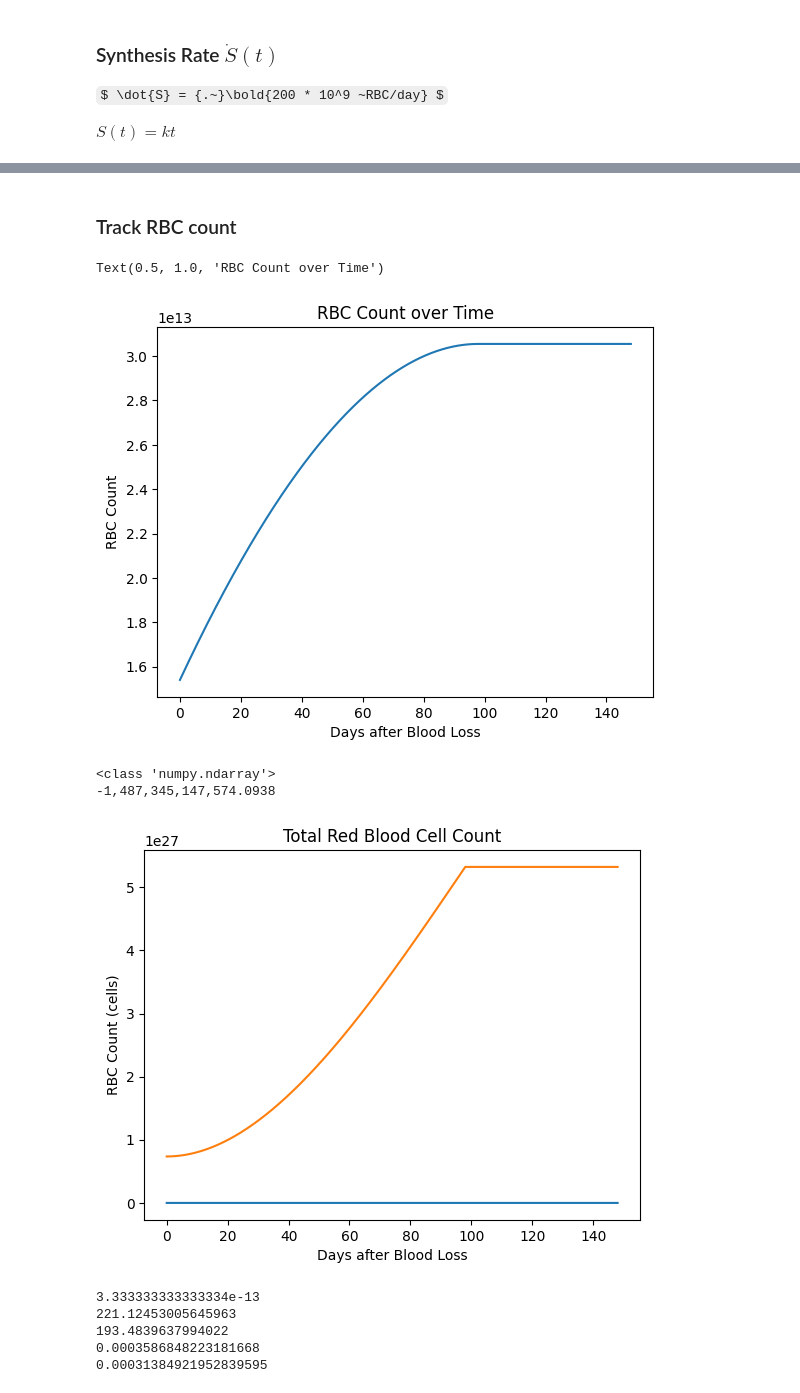
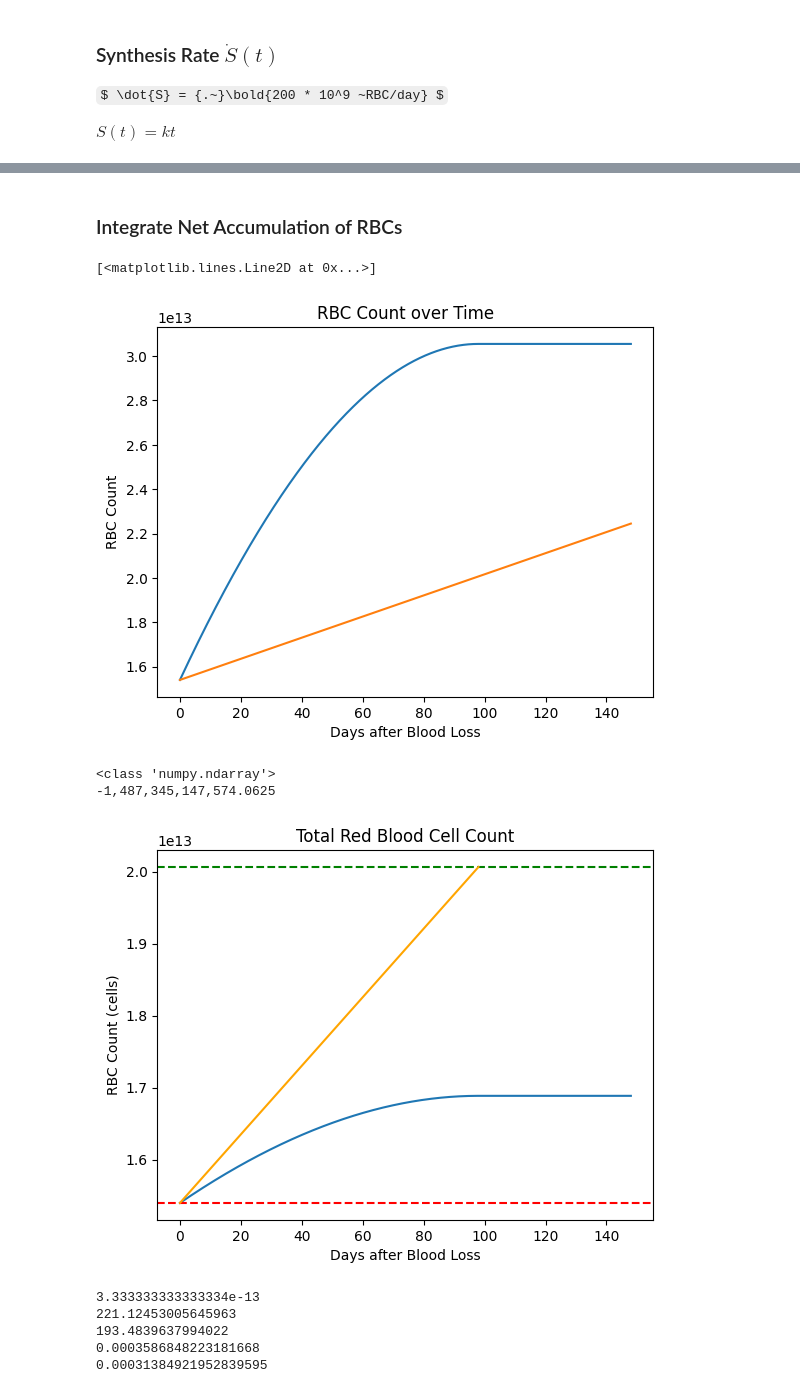
Before and after one commit to penelopenorth/PBL2, a Jupyter notebook: dynamic.ipynb, the cells around one changed output, grey strips where cells are left out. Drawn from its saved outputs; the diff is of its cells as text; code cells hidden in the pictures; some formulas as TeX source.

Commit message:
fix integration of RBC acc. func

```diff
--- a/dynamic.ipynb
+++ b/dynamic.ipynb
@@ -72,7 +72,7 @@ print(175*10**9*excess_g_RBC/excess_molar)
 BV_ss = 4.3
 Ht_ss = .42
 plasma_volume_ss = BV_ss*(1-Ht_ss)
-MCV = 90*10**(-15)
+MCV = 90e-15
 
 print(f'RBC total healthy:  {BV_ss*Ht_ss/MCV:,} ')
 
@@ -293,12 +303,4 @@ $\int \dot S(t)dt - \int \dot D(t)dt = 4.67 * 10^{12} ~RBC$
 # %%
-step_size = 1000
-fractional_step_size = int((step_size / time_to_correct_days)*(time_extra))
-time_extra = 50
-
-t_before = np.linspace(0, time_to_correct_days, step_size)
-t_after = np.linspace(time_to_correct_days, (time_to_correct_days+time_extra), fractional_step_size)
-t = np.concatenate((t_before, t_after), axis=0)
-
 s_arr = rate_S(t)
 if isinstance(s_arr, (int, float)):
     s_arr = np.resize(s_arr, len(t))
@@ -315,7 +317,9 @@ d_arr = np.concatenate((d_arr_before, d_arr_after), axis=0)
 
 diff = s_arr - d_arr
 plt.plot(t, diff)
-plt.title('Added Red Blood Cells over Time')
+plt.title('Net Accumulation Rate of RBCs over Time')
+plt.ylabel('Rate (RBC/day)')
+plt.xlabel('Days after Blood Loss')
 # plt.plot(t, s_arr, linestyle='--', color='r')
 # plt.plot(t, d_arr, linestyle='--', color='g')
 # %% [output]
@@ -327,6 +331,9 @@ Text(0.5, 1.0, 'Added Red Blood Cells over Time')
-# %% [markdown]
-### Track RBC count
+# %% [markdown]
+### Integrate Net Accumulation of RBCs
 # %%
+# False Integration
+# Deprecated.
+
 RBC_initial = BV_ss*Ht_new/MCV
 RBC_final = BV_ss*Ht_ss/MCV
 
@@ -346,48 +353,55 @@ plt.title('RBC Count over Time')
 # plt.axhline(y=RBC_initial, color='r', linestyle='--')
 # plt.axhline(y=RBC_final, color='b', linestyle='--')
 
-# def lin_func(time):
-#     return RBC_initial + (RBC_final-RBC_initial)*time/time_to_correct_days
+def lin_func(time):
+    return RBC_initial + (RBC_final-RBC_initial)*time/time_to_correct_days
 
 # expected baseline
-# plt.plot(t,lin_func(t))
+plt.plot(t,lin_func(t))
 # %% [output]
-Text(0.5, 1.0, 'RBC Count over Time')
+[<matplotlib.lines.Line2D at 0x...>]
-[figure, old version]
+[figure, new version]
 # %%
+# Correct Integration
+# Accounts for non-linearity in Degradation
+
 s_int = rate_S_integral(t)
 
 d_int_before = rate_D_integral_before(t_before)
 d_int_after = rate_D_integral_after(t_after)
 print(type(d_int_before)), type(d_int_after)
 d_int = np.concatenate((d_int_before, d_int_after), axis=0)
 
 diff = s_int - d_int
 
 RBC_initial = BV_ss*Ht_new/MCV
 y_arr = np.zeros(len(t))
 y_arr[0] = RBC_initial
-for i, time in enumerate(t):
+
+track_num = 0
+for i, _ in enumerate(t_before):
     if i == 0:
         continue
-    y_arr[i] = y_arr[i-1] + s_int[i]*(t[i] - t[i-1]) - (d_int[i])*(t[i] - t[i-1])
-# new_arr = list(map(lambda x: x/MCV*BV_ss, y_arr))
+    y_arr[i] = y_arr[i-1] + (s_int[i] - s_int[i-1] - d_int[i] + d_int[i-1])
+    track_num = i
+for i, _ in enumerate(t_after):
+    y_arr[i+len(t_before)] = y_arr[track_num]
+
 plt.plot(t, y_arr)
-plt.plot(t, new_arr)
 plt.ylabel('RBC Count (cells)')
 plt.title('Total Red Blood Cell Count')
 plt.xlabel('Days after Blood Loss')
-# plt.axhline(y=RBC_initial, color='r', linestyle='--')
-# plt.axhline(y=RBC_final, color='g', linestyle='--')
+plt.axhline(y=RBC_initial, color='r', linestyle='--')
+plt.axhline(y=RBC_final, color='g', linestyle='--')
 
-# plt.plot(t_before,lin_func(t_before), color='orange')
+plt.plot(t_before,lin_func(t_before), color='orange')
 # plt.plot(t_after, np.resize([RBC_final], len(t_after)), color='orange')
 
 print(f'{rate_D_integral_before(time_to_correct_days) - rate_S_integral(time_to_correct_days):,}')
 # %% [output]
 <class 'numpy.ndarray'>
--1,487,345,147,574.0938
+-1,487,345,147,574.0625
-[figure, old version]
+[figure, new version]
 # %%
 heme_flow_rate = 3.6*10**(-4)
 conversion_factor = 1/(heme_count/Avogadro_num) # mol heme per RBC
```
Also changed, not shown: parts of 13 cells of this notebook.
